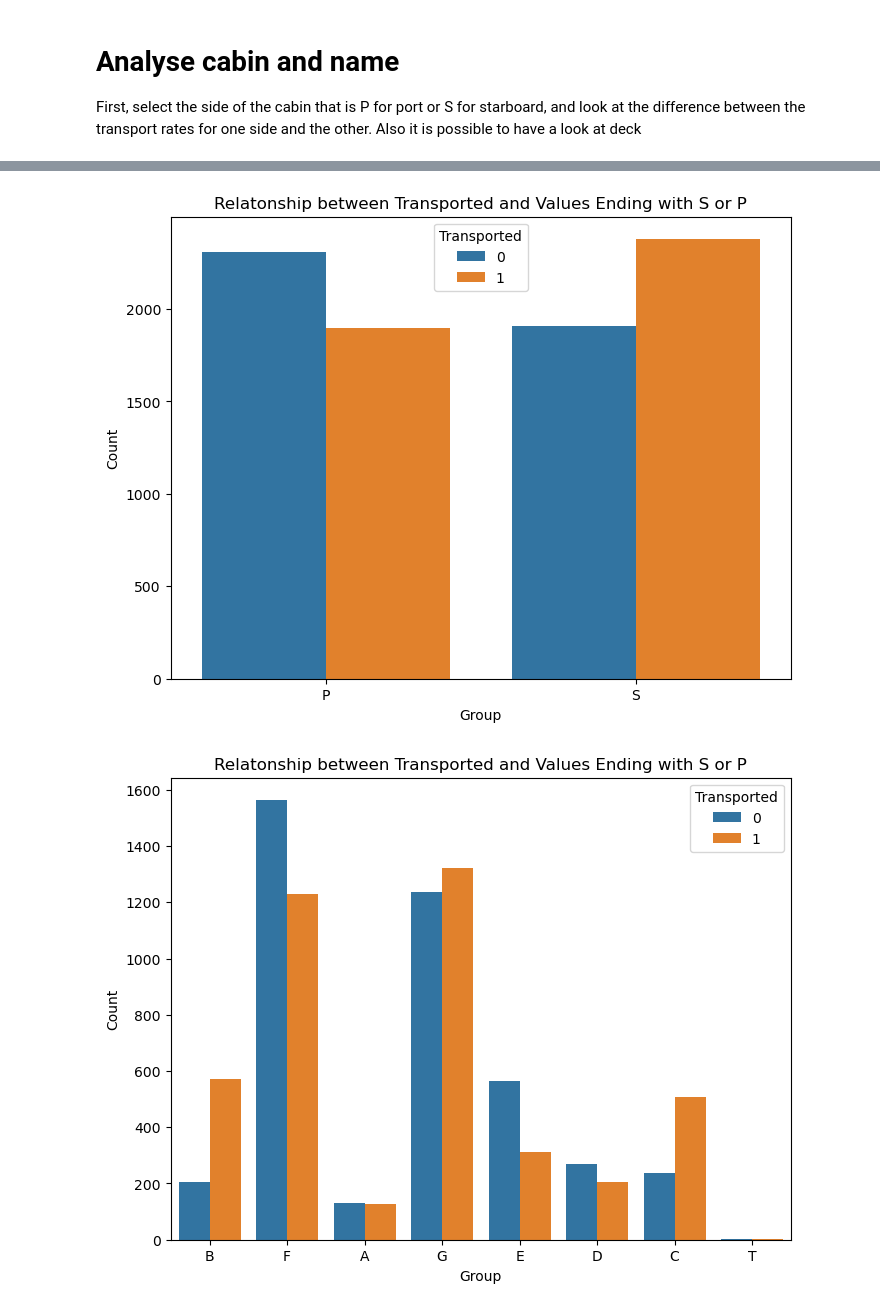
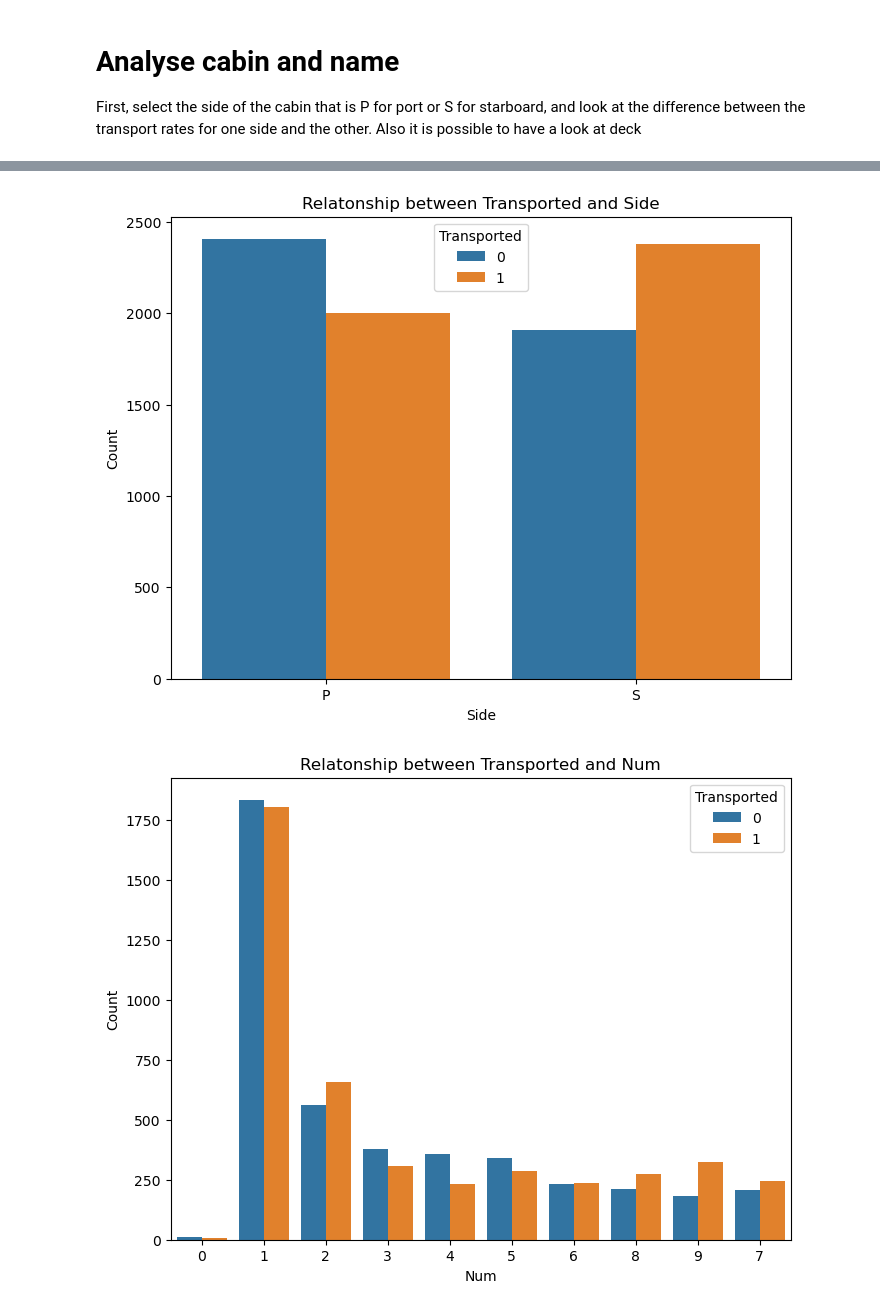
Before and after one commit to alshadani/Spaceship_titanic, a Jupyter notebook: src/spaceship.ipynb, the cells around one changed output, grey strips where cells are left out. Drawn from its saved outputs; the diff is of its cells as text; code cells hidden in the pictures.

```diff
--- a/src/spaceship.ipynb
+++ b/src/spaceship.ipynb
@@ -107,9 +108,9 @@ train_df['VIP'].replace(2, 0, inplace=True)
 train_df['Destination'].replace(3, 2, inplace=True)
 # %%
 # One-hot encode HomePlanet column
-encoded__planets_df = pd.get_dummies(train_df['HomePlanet'], prefix='Planet')
-encoded__destination_df = pd.get_dummies(train_df['Destination'], prefix='Destination')
-train_df = pd.concat([train_df, encoded__destination_df, encoded__planets_df], axis = 1)
+encoded_planets_df = pd.get_dummies(train_df['HomePlanet'], prefix='Planet')
+encoded_destination_df = pd.get_dummies(train_df['Destination'], prefix='Destination')
+train_df = pd.concat([train_df, encoded_destination_df, encoded_planets_df], axis = 1)
 
 train_df['HomePlanet'].value_counts()
 # %% [output]
@@ -250,9 +251,13 @@ https://gist.github.com/mwaskom/de44147ed2974457ad6372750bbe5751
 First, select the side of the cabin that is P
 for port or S for starboard, and look at the difference between the transport rates for one side and the other. Also it is possible to have a look at deck
 # %%
-len(train_df['Cabin'].unique())
+# Fill in with the most frequent value for simplicity
+train_df['Cabin'].fillna('F/1/P', inplace=True)
+
 train_df['Side'] = train_df['Cabin'].str[-1]
 train_df['Deck'] = train_df['Cabin'].str[0]
+train_df['Num'] = train_df['Cabin'].str[2]
+
 # train_df['Side_Deck'] = train_df['Cabin'].str[0:-1]
 
 # Group by the 'Side' column
@@ -261,22 +266,17 @@ grouped_by_side = train_df.groupby('Side')['Cabin'].apply(list).reset_index(name
 # Group by the 'Deck' column
 grouped_by_deck = train_df.groupby('Deck')['Cabin'].apply(list).reset_index(name='grouped')
 
-print(grouped_by_side)
-print(grouped_by_deck)
+# Group by the 'Num' column
+grouped_by_num = train_df.groupby('Num')['Cabin'].apply(list).reset_index(name='grouped')
 
-# Plot the relationship between 'Transported' and Side
-plt.figure(figsize=(8, 6))
-sns.countplot(x='Side', hue='Transported', data=train_df)
-plt.title('Relatonship between Transported and Values Ending with S or P')
-plt.xlabel('Group')
-plt.ylabel('Count')
-plt.show()
+categorical_columns = ['Side', 'Num', 'Deck']
 
-# Plot the relationship between 'Transported' and Deck
-plt.figure(figsize=(8, 6))
-sns.countplot(x='Deck', hue='Transported', data=train_df)
-plt.title('Relatonship between Transported and Values Ending with S or P')
-plt.xlabel('Group')
-plt.ylabel('Count')
-plt.show()
+for column in categorical_columns:
+    # Plot the relationship between 'Transported' and column
+    plt.figure(figsize=(8, 6))
+    sns.countplot(x=column, hue='Transported', data=train_df)
+    plt.title('Relatonship between Transported and ' + column)
+    plt.xlabel(column)
+    plt.ylabel('Count')
+    plt.show()
 # %% [output]
@@ -295,2 +283,2 @@ plt.show()
-[figure, old version]
+[figure, new version]
-[figure, old version]
+[figure, new version]
```
Also changed, not shown: parts of 16 cells of this notebook, 1 other file.
